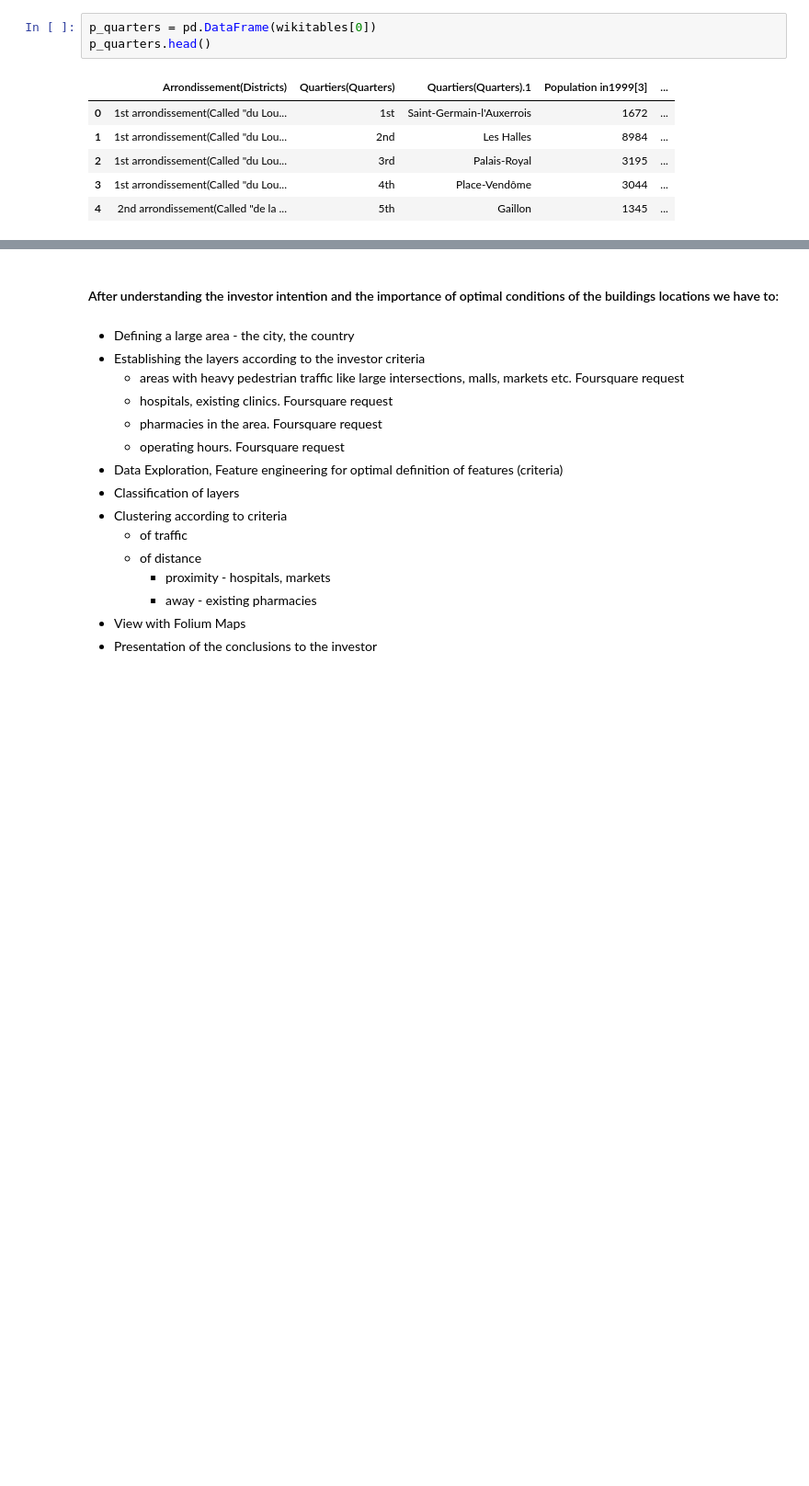
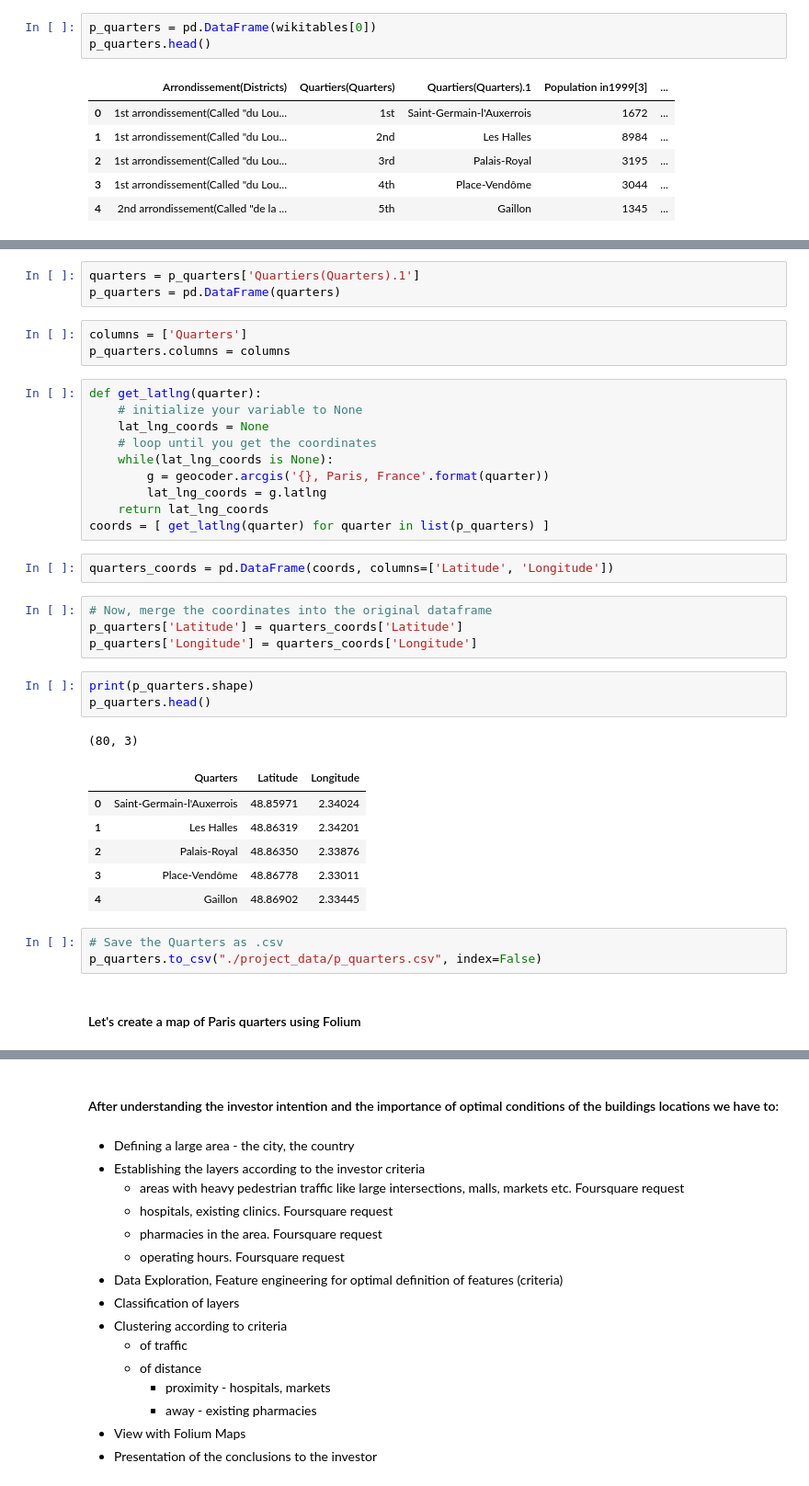
Before and after one commit to georgeeks/Foursquare-Capstone-Project-Notebook, a Jupyter notebook: WEEKS 4-5 - Final Project/ST Capstone Final Project.ipynb, the cells around one changed output, grey strips where cells are left out. Shown: that part at 92% size. Cells and saved outputs as stored; diff of their text form; blank space fills up the shorter version.

```diff
--- a/WEEKS 4-5 - Final Project/ST Capstone Final Project.ipynb
+++ b/WEEKS 4-5 - Final Project/ST Capstone Final Project.ipynb
@@ -134,0 +106,38 @@ print(pharma_venues)
+# %%
+quarters = p_quarters['Quartiers(Quarters).1']
+p_quarters = pd.DataFrame(quarters)
+# %%
+columns = ['Quarters']
+p_quarters.columns = columns
+# %%
+def get_latlng(quarter):
+    # initialize your variable to None
+    lat_lng_coords = None
+    # loop until you get the coordinates
+    while(lat_lng_coords is None):
+        g = geocoder.arcgis('{}, Paris, France'.format(quarter))
+        lat_lng_coords = g.latlng
+    return lat_lng_coords
+coords = [ get_latlng(quarter) for quarter in list(p_quarters) ]
+# %%
+quarters_coords = pd.DataFrame(coords, columns=['Latitude', 'Longitude'])
+# %%
+# Now, merge the coordinates into the original dataframe
+p_quarters['Latitude'] = quarters_coords['Latitude']
+p_quarters['Longitude'] = quarters_coords['Longitude']
+# %%
+print(p_quarters.shape)
+p_quarters.head()
+# %% [output]
+(80, 3)
+|  | Quarters | Latitude | Longitude |
+| 0 | Saint-Germain-l'Auxerrois | 48.85971 | 2.34024 |
+| 1 | Les Halles | 48.86319 | 2.34201 |
+| 2 | Palais-Royal | 48.86350 | 2.33876 |
+| 3 | Place-Vendôme | 48.86778 | 2.33011 |
+| 4 | Gaillon | 48.86902 | 2.33445 |
+# %%
+# Save the Quarters as .csv
+p_quarters.to_csv("./project_data/p_quarters.csv", index=False)
+# %% [markdown]
+#### Let's create a map of Paris quarters using Folium
```
Also changed, not shown: parts of 35 cells of this notebook, 6 other files.
